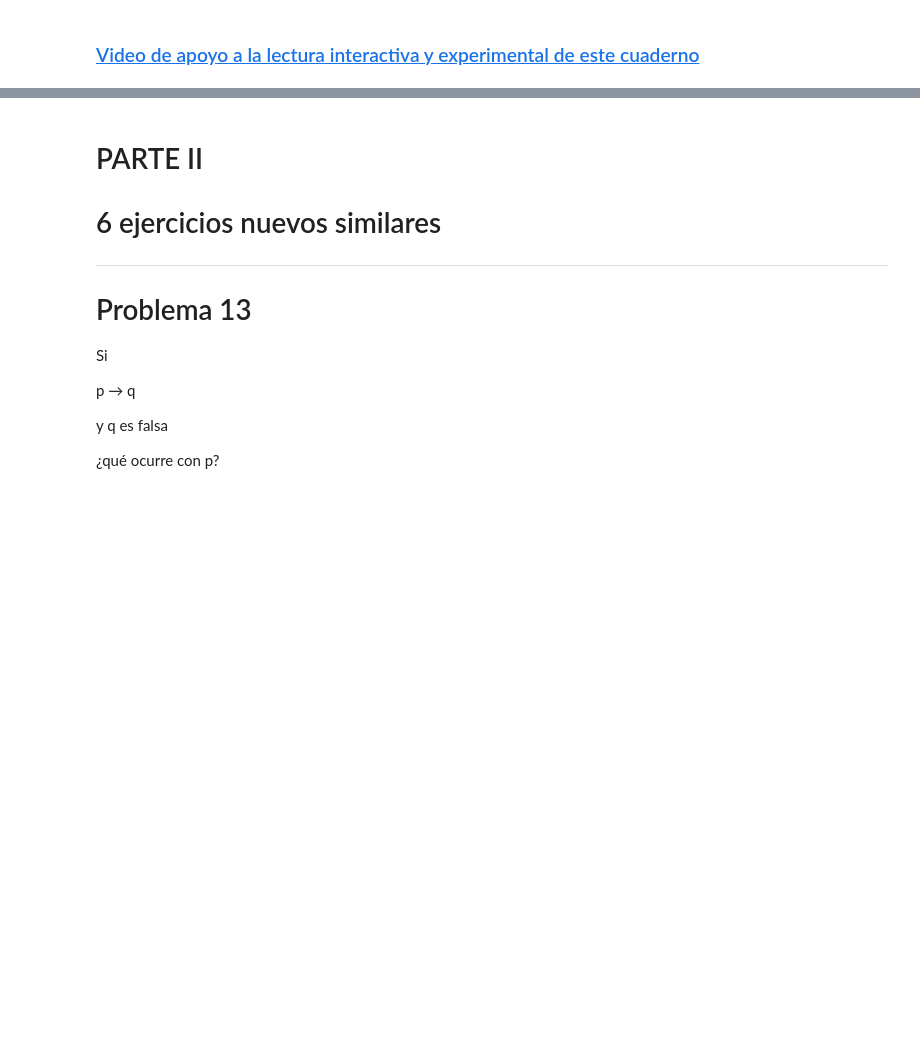
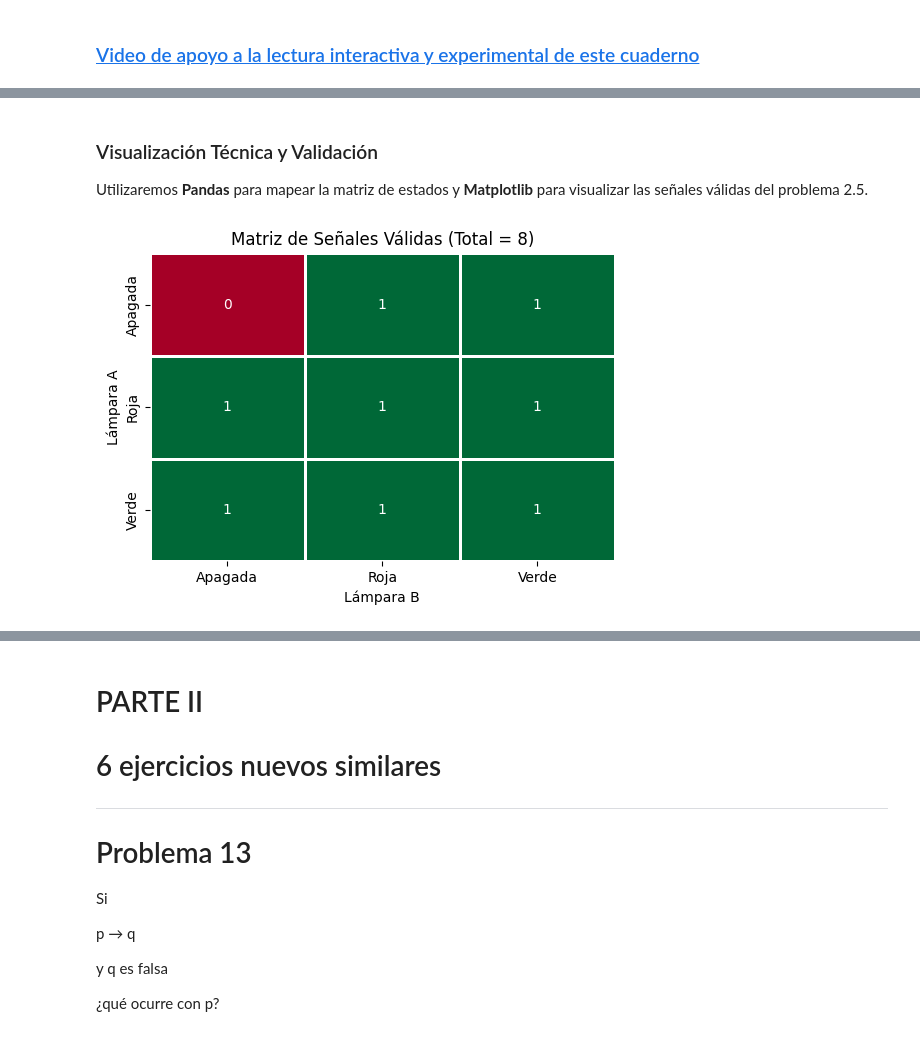
Before and after one commit to marco-canas/camino-udea, a Jupyter notebook: 3_lenguaje_proposicional/clase_02_analisis_del_lenguaje/clase_02_analisis_del_lenguaje.ipynb, the cells around one changed output, grey strips where cells are left out. Saved outputs shown, nothing was run; the diff lists cells and outputs as text; code cells hidden in the pictures; blank space fills up the shorter version.

```diff
--- a/3_lenguaje_proposicional/clase_02_analisis_del_lenguaje/clase_02_analisis_del_lenguaje.ipynb
+++ b/3_lenguaje_proposicional/clase_02_analisis_del_lenguaje/clase_02_analisis_del_lenguaje.ipynb
@@ -1014,0 +521,31 @@ Producto:
+# %% [markdown]
+
+### Visualización Técnica y Validación
+
+Utilizaremos **Pandas** para mapear la matriz de estados y **Matplotlib** para visualizar las señales válidas del problema 2.5.
+# %%
+import pandas as pd
+import matplotlib.pyplot as plt
+import seaborn as sns
+
+# Definición de estados
+estados = ['Apagada', 'Verde', 'Roja']
+
+# Generación de la matriz de señales (Problema 2.5)
+data = []
+for a in estados:
+    for b in estados:
+        valida = not (a == 'Apagada' and b == 'Apagada')
+        data.append({'Lámpara A': a, 'Lámpara B': b, 'Es Válida': valida})
+
+df = pd.DataFrame(data)
+pivot_df = df.pivot(index='Lámpara A', columns='Lámpara B', values='Es Válida')
+
+# Visualización
+plt.figure(figsize=(6, 4))
+sns.heatmap(pivot_df, annot=True, cbar=False, cmap='RdYlGn', linewidths=2)
+plt.title("Matriz de Señales Válidas (Total = 8)")
+plt.savefig("matriz_senales_validas.png", dpi=300, bbox_inches='tight')
+plt.show()
+# %% [output]
+[figure, added]
```
Also changed, not shown: parts of 112 cells of this notebook, 2 other files.
